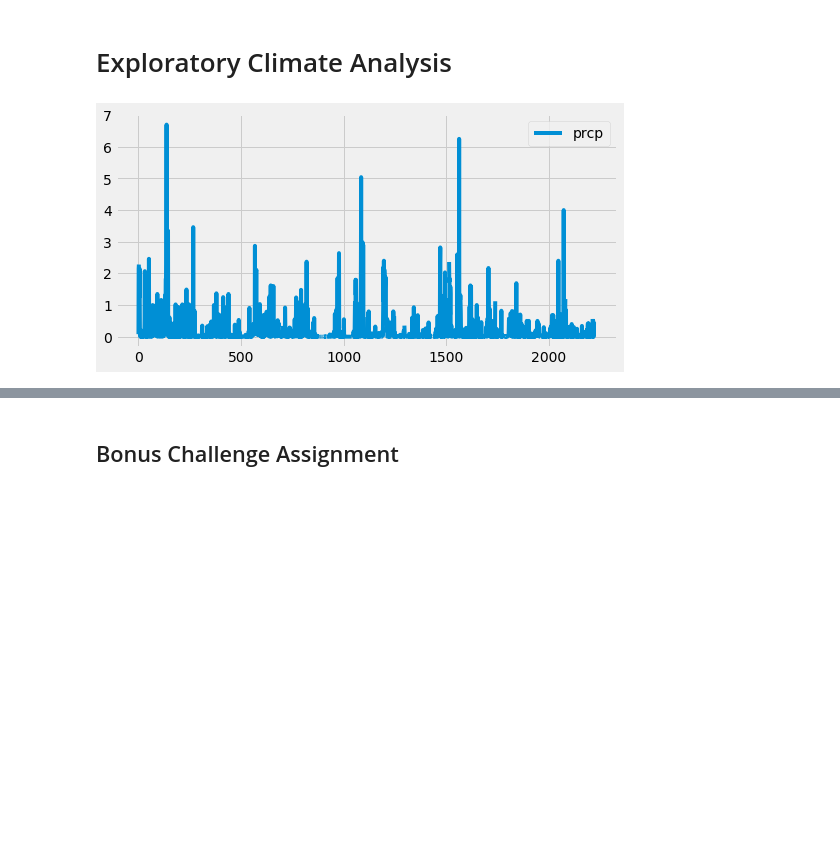
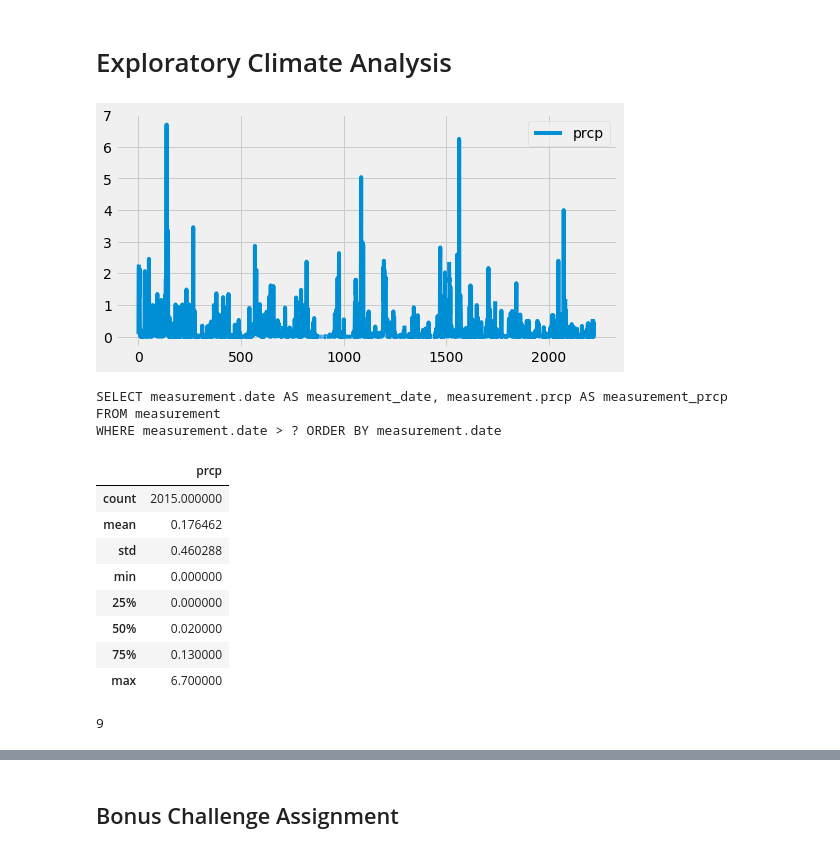
Before and after one commit to Jamahler/sqlalchemy-challenge, a Jupyter notebook: Instructions/climate_starter.ipynb, the cells around one changed output, grey strips where cells are left out. Drawn from its saved outputs; the diff is of its cells as text; code cells hidden in the pictures; blank space fills up the shorter version.

```diff
--- a/Instructions/climate_starter.ipynb
+++ b/Instructions/climate_starter.ipynb
@@ -43,7 +43,7 @@ recent_date = session.query(measurement.date).order_by(measurement.date.desc()).
 # Calculate the date 1 year ago from the last data point in the database
 year_ago = dt.date(2017, 8, 23) - dt.timedelta(days=365)
 # Perform a query to retrieve the data and precipitation scores
-prec_data = session.query(measurement.date, measurement.prcp).filter(measurement.date > year_ago).order_by(measurement.date).all()
+prec_data = session.query(measurement.date, measurement.prcp).filter(measurement.date > year_ago).order_by(measurement.date)
 # Save the query results as a Pandas DataFrame and set the index to the date column
 prec_data_df = pd.DataFrame(prec_data)
 # Sort the dataframe by date
@@ -51,12 +51,31 @@ prec_data_df.set_index('date')
 # Use Pandas Plotting with Matplotlib to plot the data
 ax = prec_data_df.plot(figsize=(8,4))
 plt.show()
+print(prec_data)
 # %% [output]
 [figure]
+SELECT measurement.date AS measurement_date, measurement.prcp AS measurement_prcp
+FROM measurement
+WHERE measurement.date > ? ORDER BY measurement.date
 # %%
 # Use Pandas to calcualte the summary statistics for the precipitation data
+prec_data_df.describe()
+# %% [output]
+|  | prcp |
+| count | 2015.000000 |
+| mean | 0.176462 |
+| std | 0.460288 |
+| min | 0.000000 |
+| 25% | 0.000000 |
+| 50% | 0.020000 |
+| 75% | 0.130000 |
+| max | 6.700000 |
 # %%
 # Design a query to show how many stations are available in this dataset?
+stations = session.query(station.station).count()
+print(stations)
+# %% [output]
+9
 # %%
 # What are the most active stations? (i.e. what stations have the most rows)?
 # List the stations and the counts in descending order.
```
Also changed, not shown: parts of 6 cells of this notebook, 5 other files.
